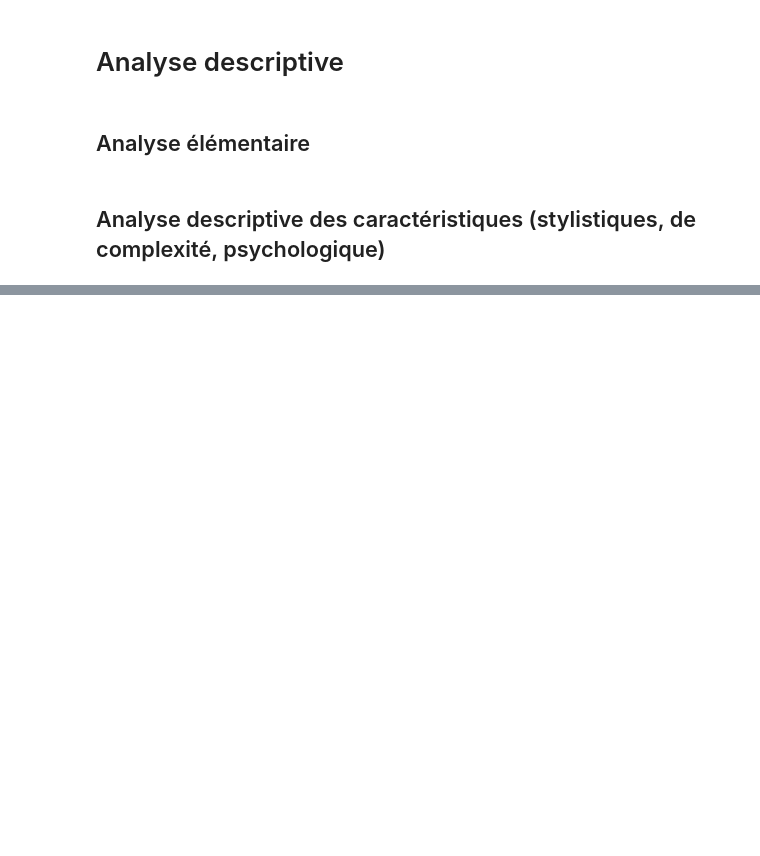
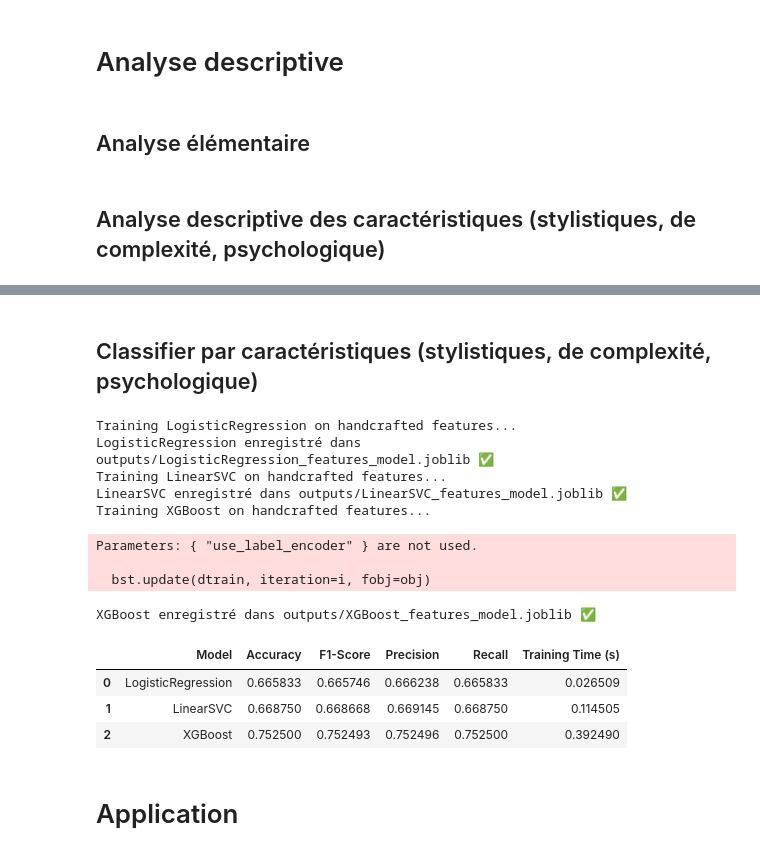
Before and after one commit to AminaManseur29/ENSAE_NLP_project, a Jupyter notebook: notebook.ipynb, the cells around one changed output, grey strips where cells are left out. Cells and saved outputs as stored; diff of their text form; code cells hidden in the pictures; blank space fills up the shorter version.

```diff
--- a/notebook.ipynb
+++ b/notebook.ipynb
@@ -772,0 +1092,2 @@ disp.plot()
+# %% [markdown]
+## Classifier par caractéristiques (stylistiques, de complexité, psychologique)
@@ -772,0 +1109,6 @@ disp.plot()
+# %%
+x_train_features = np.array(x_train_features)
+y_train_features = np.array(y_train_features.to_list())
+# %%
+x_test_features = np.array(x_test_features)
+y_test_features = np.array(y_test_features.to_list())
@@ -772,0 +1125,62 @@ disp.plot()
+# %%
+# Ensuite normaliser les features
+scaler_features = StandardScaler()
+x_train_features_scaled = scaler_features.fit_transform(x_train_features_fixed)
+x_test_features_scaled = scaler_features.transform(x_test_features_fixed)
+# %%
+models = {
+    "LogisticRegression": LogisticRegression(max_iter=1000, random_state=42),
+    "LinearSVC": LinearSVC(max_iter=10000, random_state=42),
+    "XGBoost": XGBClassifier(use_label_encoder=False, eval_metric='logloss', random_state=42)
+}
+# %%
+results_features = []
+
+# Créer dossier outputs si pas encore fait
+os.makedirs('outputs', exist_ok=True)
+
+for name, model in models.items():
+    print(f"Training {name} on handcrafted features...")
+    start_time = time.time()
+    model.fit(x_train_features_scaled, y_train_features)
+    training_time = time.time() - start_time
+    y_pred = model.predict(x_test_features_scaled)
+
+    acc = accuracy_score(y_test_features, y_pred)
+    f1 = f1_score(y_test_features, y_pred, average="weighted")
+    precision = precision_score(y_test_features, y_pred, average="weighted")
+    recall = recall_score(y_test_features, y_pred, average="weighted")
+
+    # Stocker les résultats
+    results_features.append({
+        "Model": name,
+        "Accuracy": acc,
+        "F1-Score": f1,
+        "Precision": precision,
+        "Recall": recall,
+        "Training Time (s)": training_time
+    })
+
+    # Sauvegarder modèle
+    joblib.dump(model, f"outputs/{name}_features_model.joblib")
+    print(f"{name} enregistré dans outputs/{name}_features_model.joblib ✅")
+
+# Tableau final
+results_features_df = pd.DataFrame(results_features)
+display(results_features_df)
+# %% [output]
+Training LogisticRegression on handcrafted features...
+LogisticRegression enregistré dans outputs/LogisticRegression_features_model.joblib ✅
+Training LinearSVC on handcrafted features...
+LinearSVC enregistré dans outputs/LinearSVC_features_model.joblib ✅
+Training XGBoost on handcrafted features...
+Parameters: { "use_label_encoder" } are not used.
+
+  bst.update(dtrain, iteration=i, fobj=obj)
+XGBoost enregistré dans outputs/XGBoost_features_model.joblib ✅
+|  | Model | Accuracy | F1-Score | Precision | Recall | Training Time (s) |
+| 0 | LogisticRegression | 0.665833 | 0.665746 | 0.666238 | 0.665833 | 0.026509 |
+| 1 | LinearSVC | 0.668750 | 0.668668 | 0.669145 | 0.668750 | 0.114505 |
+| 2 | XGBoost | 0.752500 | 0.752493 | 0.752496 | 0.752500 | 0.392490 |
+# %% [markdown]
+# Application
```
Also changed, not shown: parts of 65 cells of this notebook, 45 other files.
